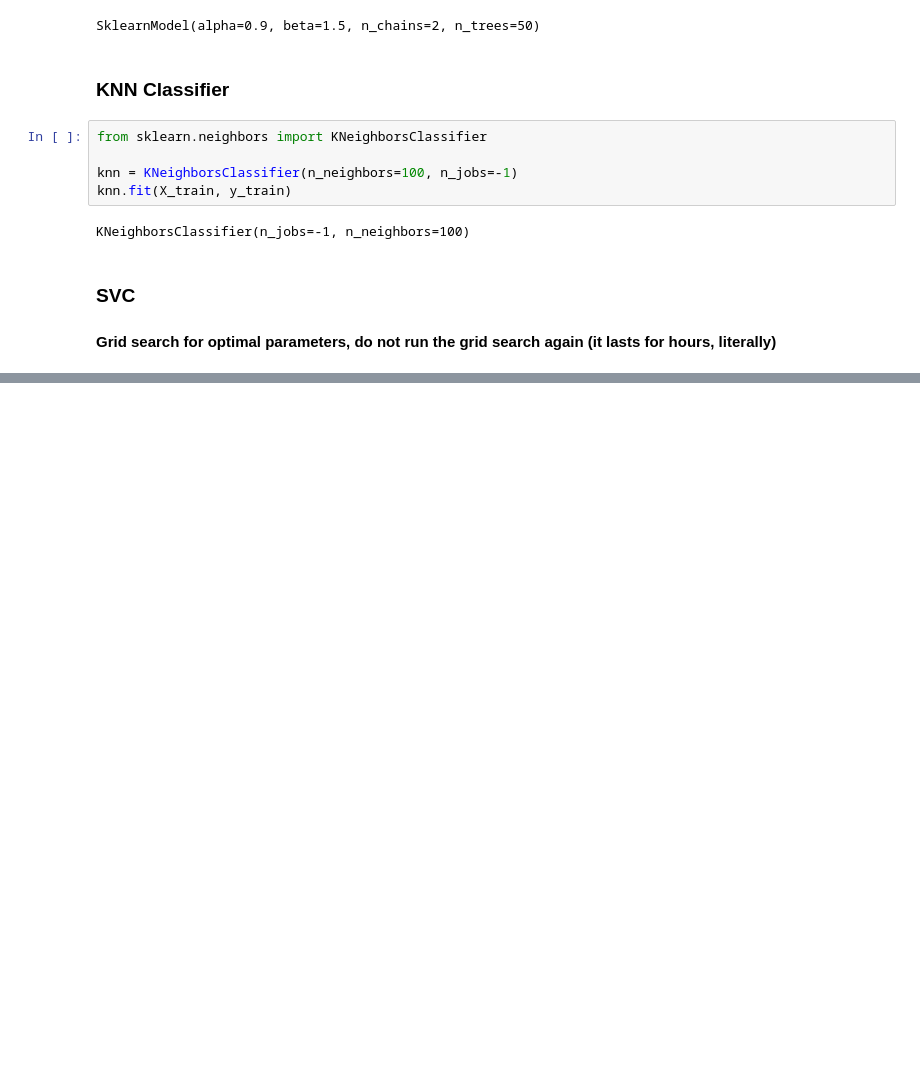
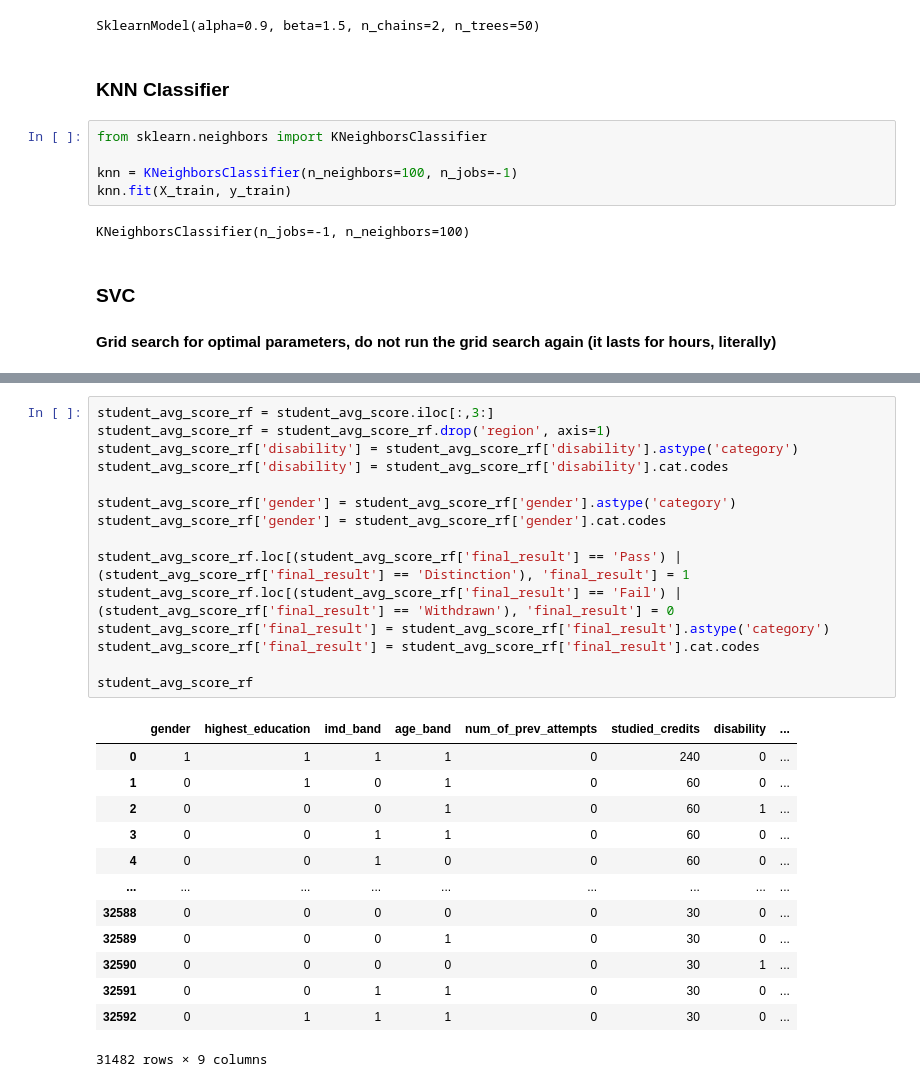
Before and after one commit to ksimicevic/early-student-success-predictors, a Jupyter notebook: project-pt2.ipynb, the cells around one changed output, grey strips where cells are left out. Drawn from its saved outputs; the diff is of its cells as text; blank space fills up the shorter version.

```diff
--- a/project-pt2.ipynb
+++ b/project-pt2.ipynb
@@ -234,0 +333,29 @@ results
+# %%
+student_avg_score_rf = student_avg_score.iloc[:,3:]
+student_avg_score_rf = student_avg_score_rf.drop('region', axis=1)
+student_avg_score_rf['disability'] = student_avg_score_rf['disability'].astype('category')
+student_avg_score_rf['disability'] = student_avg_score_rf['disability'].cat.codes
+
+student_avg_score_rf['gender'] = student_avg_score_rf['gender'].astype('category')
+student_avg_score_rf['gender'] = student_avg_score_rf['gender'].cat.codes
+
+student_avg_score_rf.loc[(student_avg_score_rf['final_result'] == 'Pass') | (student_avg_score_rf['final_result'] == 'Distinction'), 'final_result'] = 1
+student_avg_score_rf.loc[(student_avg_score_rf['final_result'] == 'Fail') | (student_avg_score_rf['final_result'] == 'Withdrawn'), 'final_result'] = 0
+student_avg_score_rf['final_result'] = student_avg_score_rf['final_result'].astype('category')
+student_avg_score_rf['final_result'] = student_avg_score_rf['final_result'].cat.codes
+
+student_avg_score_rf
+# %% [output]
+|  | gender | highest_education | imd_band | age_band | num_of_prev_attempts | studied_credits | disability | ... |
+| 0 | 1 | 1 | 1 | 1 | 0 | 240 | 0 | ... |
+| 1 | 0 | 1 | 0 | 1 | 0 | 60 | 0 | ... |
+| 2 | 0 | 0 | 0 | 1 | 0 | 60 | 1 | ... |
+| 3 | 0 | 0 | 1 | 1 | 0 | 60 | 0 | ... |
+| 4 | 0 | 0 | 1 | 0 | 0 | 60 | 0 | ... |
+| ... | ... | ... | ... | ... | ... | ... | ... | ... |
+| 32588 | 0 | 0 | 0 | 0 | 0 | 30 | 0 | ... |
+| 32589 | 0 | 0 | 0 | 1 | 0 | 30 | 0 | ... |
+| 32590 | 0 | 0 | 0 | 0 | 0 | 30 | 1 | ... |
+| 32591 | 0 | 0 | 1 | 1 | 0 | 30 | 0 | ... |
+| 32592 | 0 | 1 | 1 | 1 | 0 | 30 | 0 | ... |
+31482 rows × 9 columns
```
Also changed, not shown: parts of 9 cells of this notebook.
